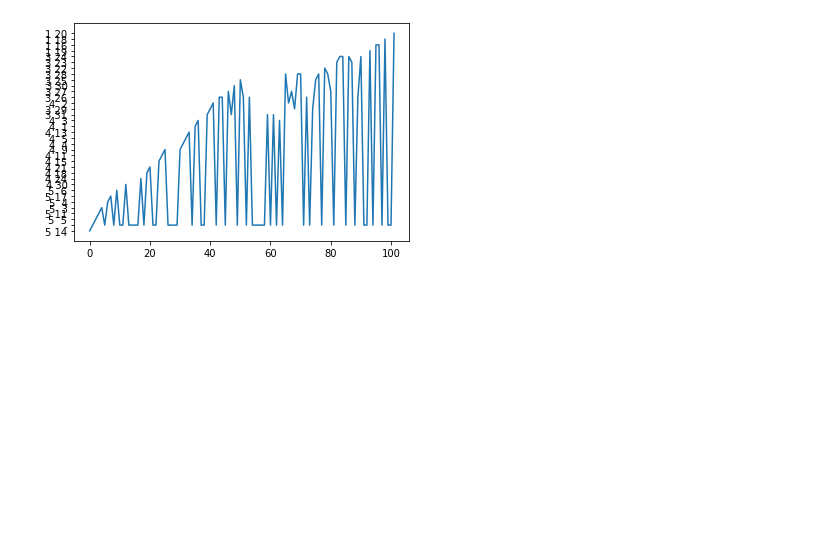
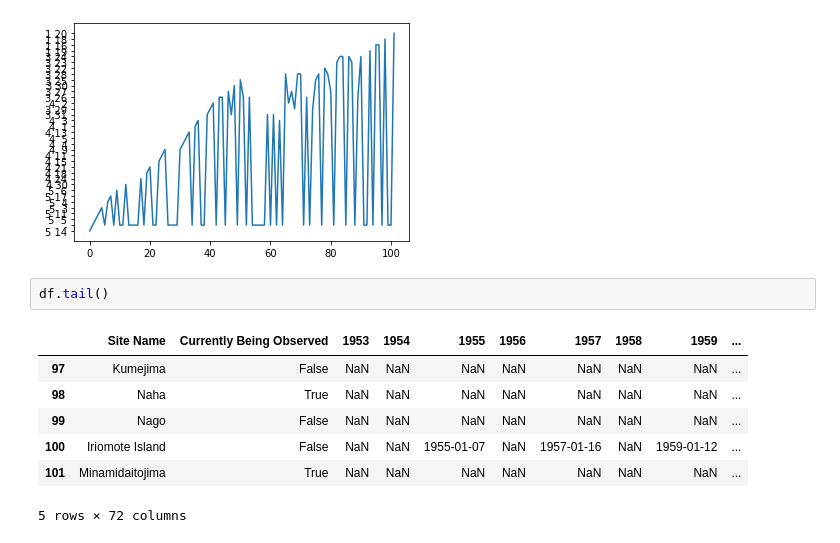
Before and after one commit to Gaurav065/Python, a Jupyter notebook: EDA/Sakura_full_bloom.ipynb, the cells around one changed output. Drawn from its saved outputs; the diff is of its cells as text; blank space fills up the shorter version.

```diff
--- a/EDA/Sakura_full_bloom.ipynb
+++ b/EDA/Sakura_full_bloom.ipynb
@@ -50,3 +50,13 @@ mtb.plot(df['30 Year Average 1981-2010'])
 # %% [output]
 [<matplotlib.lines.Line2D at 0x...>]
 [figure]
+# %%
+df.tail()
+# %% [output]
+|  | Site Name | Currently Being Observed | 1953 | 1954 | 1955 | 1956 | 1957 | 1958 | 1959 | ... |
+| 97 | Kumejima | False | NaN | NaN | NaN | NaN | NaN | NaN | NaN | ... |
+| 98 | Naha | True | NaN | NaN | NaN | NaN | NaN | NaN | NaN | ... |
+| 99 | Nago | False | NaN | NaN | NaN | NaN | NaN | NaN | NaN | ... |
+| 100 | Iriomote Island | False | NaN | NaN | 1955-01-07 | NaN | 1957-01-16 | NaN | 1959-01-12 | ... |
+| 101 | Minamidaitojima | True | NaN | NaN | NaN | NaN | NaN | NaN | NaN | ... |
+5 rows × 72 columns
```
Also changed, not shown: 1 other file.
